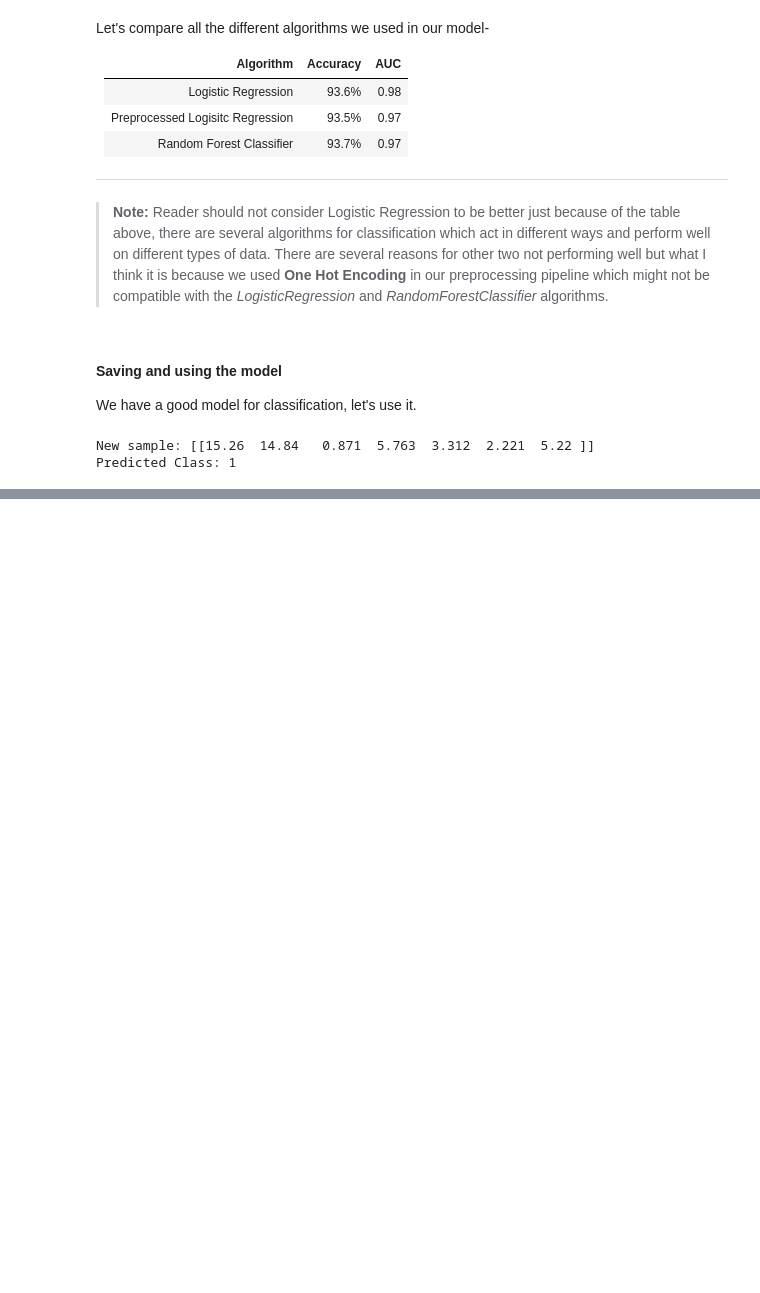
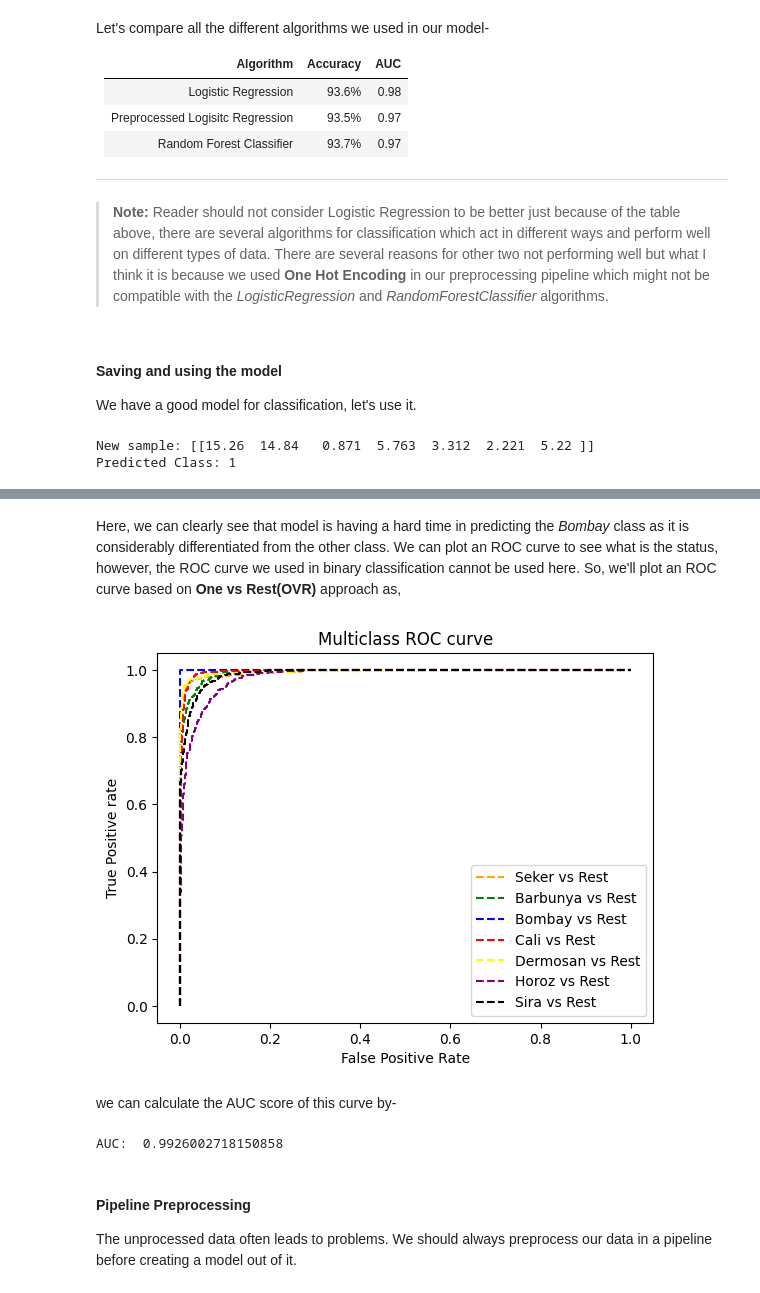
Before and after one commit to Chitransh-coder/ML, a Jupyter notebook: ML Notes.ipynb, the cells around one changed output, grey strips where cells are left out. Saved outputs shown, nothing was run; the diff lists cells and outputs as text; code cells hidden in the pictures; blank space fills up the shorter version.

```diff
--- a/ML Notes.ipynb
+++ b/ML Notes.ipynb
@@ -1392,0 +1568,41 @@ Predicted Class: 1
+# %% [markdown]
+Here, we can clearly see that model is having a hard time in predicting the *Bombay* class as it is considerably differentiated from the other class. We can plot an ROC curve to see what is the status, however, the ROC curve we used in binary classification cannot be used here. So, we'll plot an ROC curve based on **One vs Rest(OVR)** approach as,
+# %%
+from sklearn.metrics import roc_curve
+from sklearn.metrics import roc_auc_score
+import matplotlib.pyplot as mp
+
+prob = multi_model.predict_proba(x_test)
+auc = roc_auc_score(y_test, prob, multi_class='ovr')
+fpr = {}
+tpr = {}
+thresh ={}
+n_class = 7
+for i in range(n_class):
+    fpr[i], tpr[i], thresh[i] = roc_curve(y_test, prob[:,i], pos_label=i)
+
+mp.plot(fpr[0], tpr[0], linestyle='--',color='orange', label='Seker vs Rest')
+mp.plot(fpr[1], tpr[1], linestyle='--',color='green', label='Barbunya vs Rest')
+mp.plot(fpr[2], tpr[2], linestyle='--',color='blue', label='Bombay vs Rest')
+mp.plot(fpr[3], tpr[3], linestyle='--',color='red', label='Cali vs Rest')
+mp.plot(fpr[4], tpr[4], linestyle='--',color='yellow', label='Dermosan vs Rest')
+mp.plot(fpr[5], tpr[5], linestyle='--',color='purple', label='Horoz vs Rest')
+mp.plot(fpr[6], tpr[6], linestyle='--',color='black', label='Sira vs Rest')
+mp.title('Multiclass ROC curve')
+mp.xlabel('False Positive Rate')
+mp.ylabel('True Positive rate')
+mp.legend(loc='best')
+mp.show()
+# %% [output]
+[figure, added]
+# %% [markdown]
+we can calculate the AUC score of this curve by-
+# %%
+auc = roc_auc_score(y_test, prob, multi_class='ovr')
+print('AUC: ', auc)
+# %% [output]
+AUC:  0.9926002718150858
+# %% [markdown]
+#### Pipeline Preprocessing
+
+The unprocessed data often leads to problems. We should always preprocess our data in a pipeline before creating a model out of it.
```
Also changed, not shown: parts of 23 cells of this notebook, 2 other files.
